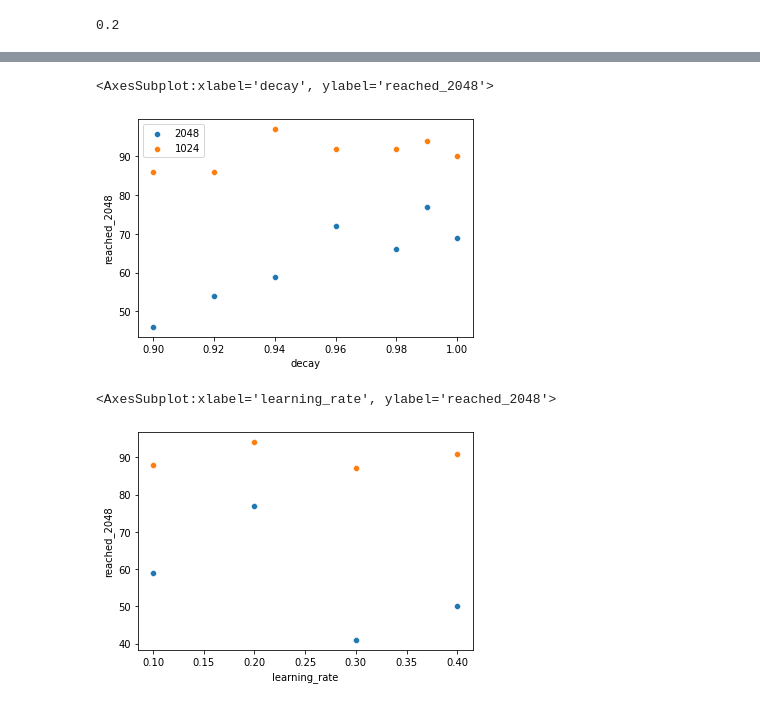
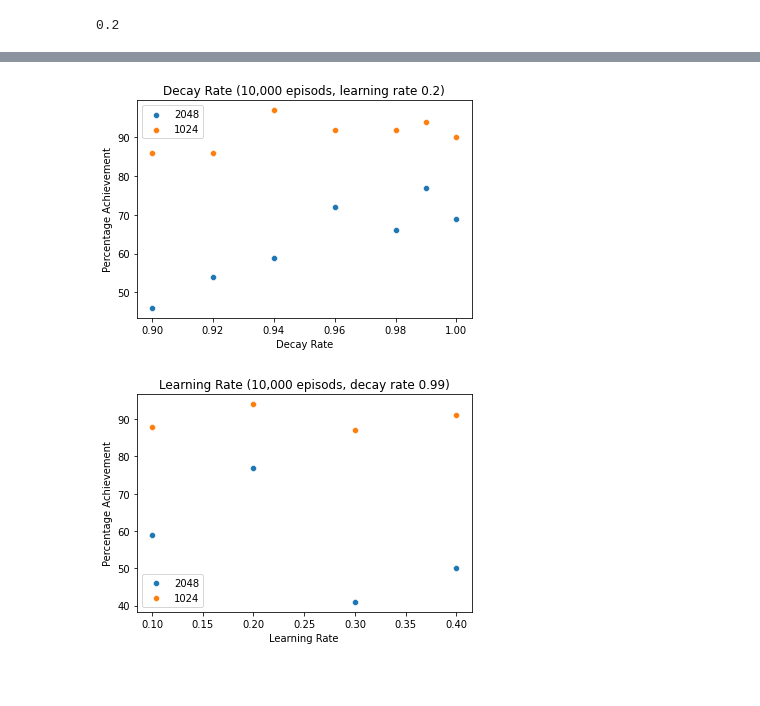
Before and after one commit to danielbarco/2048, a Jupyter notebook: game2048/visualise_results.ipynb, the cells around one changed output, grey strips where cells are left out. Saved outputs shown, nothing was run; the diff lists cells and outputs as text; code cells hidden in the pictures; blank space fills up the shorter version.

Commit message:
update images

```diff
--- a/game2048/visualise_results.ipynb
+++ b/game2048/visualise_results.ipynb
@@ -42,14 +43,26 @@ results
 results['reached_2048_prct'] = results['reached_2048'] / 10
 results['reached_1024_prct'] = results['reached_1024'] / 10
 # %%
-sns.scatterplot(data=results.loc[results['learning_rate'] == 0.2], x='decay', y= 'reached_2048', label = '2048')
-sns.scatterplot(data=results.loc[results['learning_rate'] == 0.2], x='decay', y= 'reached_1024', label = '1024')
+ax = sns.scatterplot(data=results.loc[results['learning_rate'] == 0.2], x='decay', y= 'reached_2048', label = '2048')
+ax = sns.scatterplot(data=results.loc[results['learning_rate'] == 0.2], x='decay', y= 'reached_1024', label = '1024')
+
+#specfiy axis labels
+ax.set(xlabel='Decay Rate',
+       ylabel='Percentage Achievement',
+       title='Decay Rate (10,000 episods, learning rate 0.2)')
+
+plt.savefig('decay_rate.png', dpi = 600)
 # %% [output]
-<AxesSubplot:xlabel='decay', ylabel='reached_2048'>
-[figure, old version]
+[figure, new version]
 # %%
-sns.scatterplot(data=results.loc[results['decay'] == 0.99], x='learning_rate', y= 'reached_2048')
-sns.scatterplot(data=results.loc[results['decay'] == 0.99], x='learning_rate', y= 'reached_1024')
+ax = sns.scatterplot(data=results.loc[results['decay'] == 0.99], x='learning_rate', y= 'reached_2048', label = '2048')
+ax = sns.scatterplot(data=results.loc[results['decay'] == 0.99], x='learning_rate', y= 'reached_1024', label = '1024')
+
+#specfiy axis labels
+ax.set(xlabel='Learning Rate',
+       ylabel='Percentage Achievement',
+       title='Learning Rate (10,000 episods, decay rate 0.99)')
+
+plt.savefig('learning_rate.png', dpi = 600)
 # %% [output]
-<AxesSubplot:xlabel='learning_rate', ylabel='reached_2048'>
-[figure, old version]
+[figure, new version]
```
Also changed, not shown: parts of 1 cell of this notebook, 5 other files.
